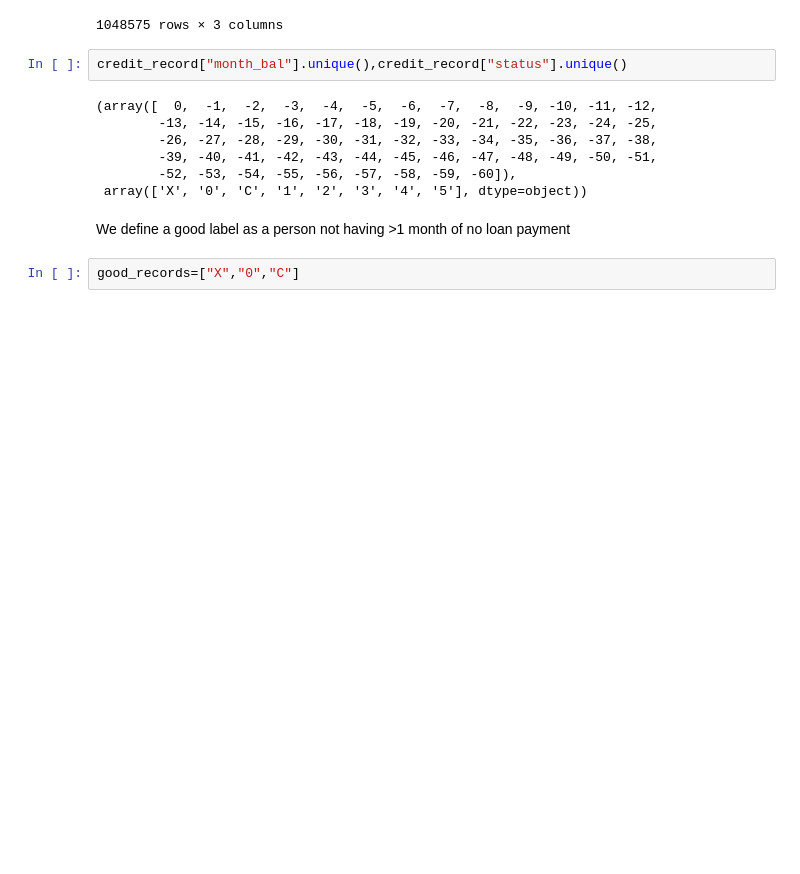
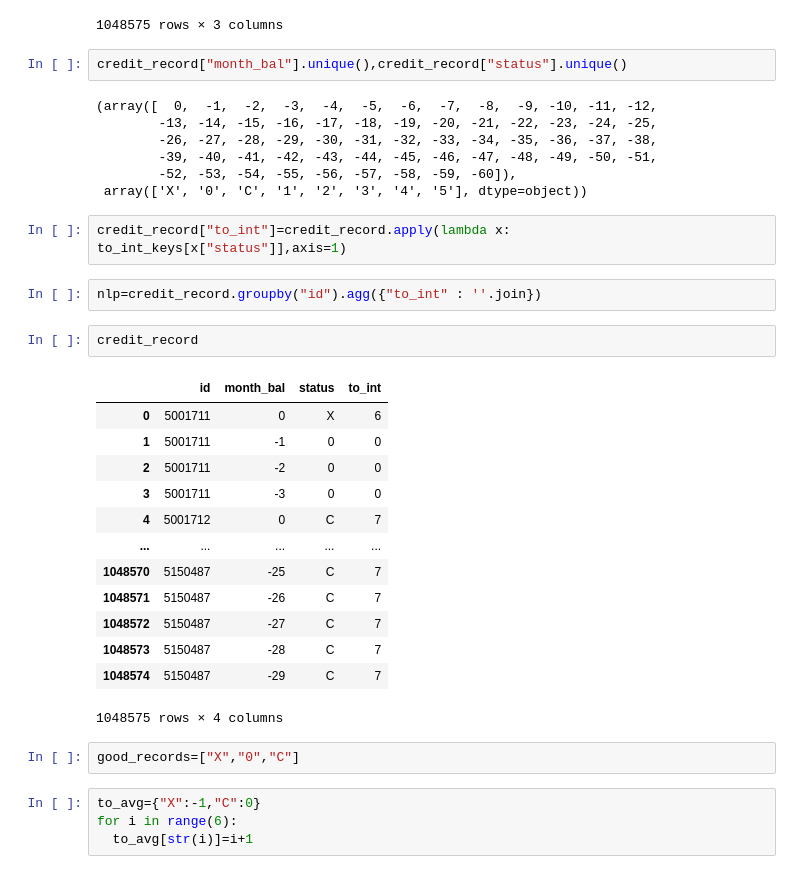
Before and after one commit to johntanas/it1244project, a Jupyter notebook: code/label.ipynb, the cells around one changed output. Cells and saved outputs as stored; diff of their text form; blank space fills up the shorter version.

```diff
--- a/code/label.ipynb
+++ b/code/label.ipynb
@@ -37,7 +42,29 @@ credit_record["month_bal"].unique(),credit_record["status"].unique()
         -39, -40, -41, -42, -43, -44, -45, -46, -47, -48, -49, -50, -51,
         -52, -53, -54, -55, -56, -57, -58, -59, -60]),
  array(['X', '0', 'C', '1', '2', '3', '4', '5'], dtype=object))
-# %% [markdown]
-We define a good label as a person not having >1 month of no loan payment
+# %%
+credit_record["to_int"]=credit_record.apply(lambda x: to_int_keys[x["status"]],axis=1)
+# %%
+nlp=credit_record.groupby("id").agg({"to_int" : ''.join})
+# %%
+credit_record
+# %% [output]
+|  | id | month_bal | status | to_int |
+| 0 | 5001711 | 0 | X | 6 |
+| 1 | 5001711 | -1 | 0 | 0 |
+| 2 | 5001711 | -2 | 0 | 0 |
+| 3 | 5001711 | -3 | 0 | 0 |
+| 4 | 5001712 | 0 | C | 7 |
+| ... | ... | ... | ... | ... |
+| 1048570 | 5150487 | -25 | C | 7 |
+| 1048571 | 5150487 | -26 | C | 7 |
+| 1048572 | 5150487 | -27 | C | 7 |
+| 1048573 | 5150487 | -28 | C | 7 |
+| 1048574 | 5150487 | -29 | C | 7 |
+1048575 rows × 4 columns
 # %%
 good_records=["X","0","C"]
+# %%
+to_avg={"X":-1,"C":0}
+for i in range(6):
+  to_avg[str(i)]=i+1
```
Also changed, not shown: parts of 21 cells of this notebook.
